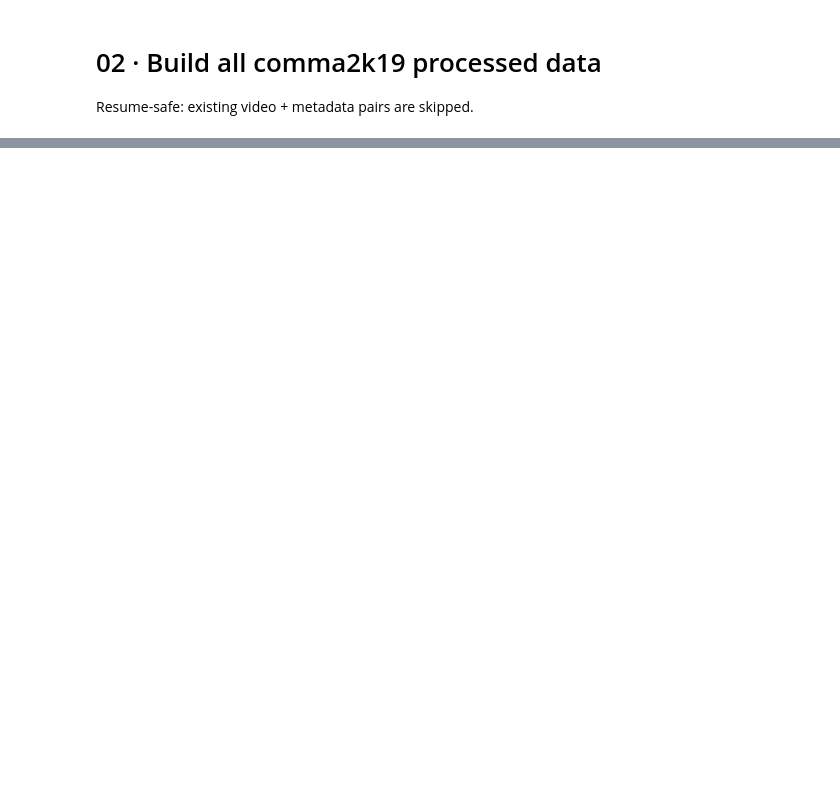
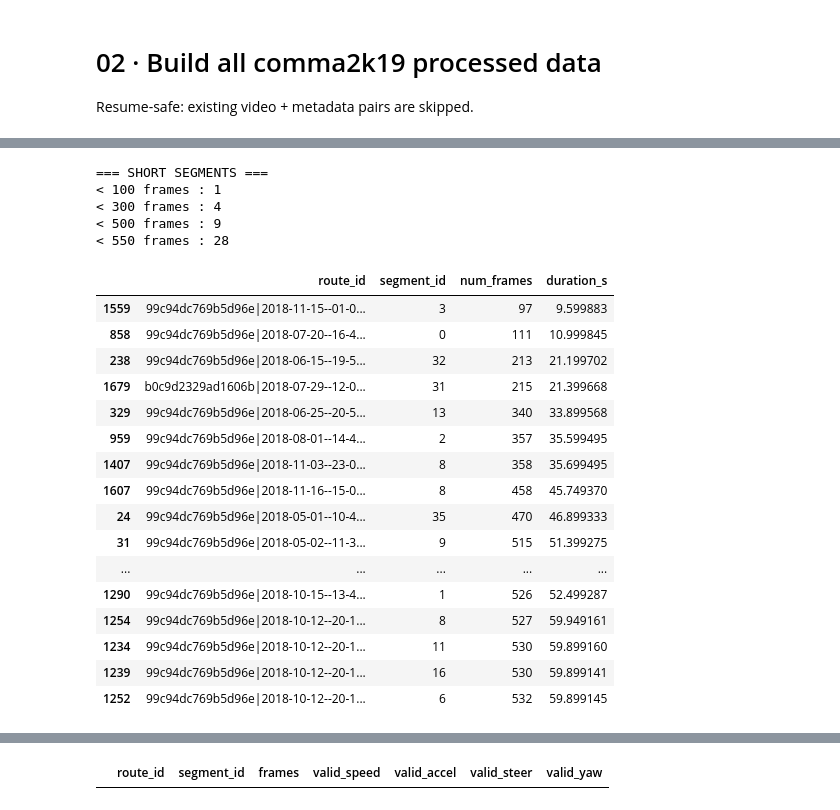
Before and after one commit to sangchun1/Blackbox-Detection, a Jupyter notebook: scripts/stage3/02_prepare_comma2k19_all.ipynb, the cells around one changed output, grey strips where cells are left out. Cells and saved outputs as stored; diff of their text form; code cells hidden in the pictures; blank space fills up the shorter version.

```diff
--- a/scripts/stage3/02_prepare_comma2k19_all.ipynb
+++ b/scripts/stage3/02_prepare_comma2k19_all.ipynb
@@ -144,0 +329,74 @@ print(f"Metadata GiB        : {metadata_gib:.2f}")
+# %%
+from blackbox_detection.stage3.schema import read_frame_table
+import pandas as pd
+import numpy as np
+
+manifest = build_segment_manifest(PROCESSED_ROOT)
+
+# 짧은 segment 분포
+print("=== SHORT SEGMENTS ===")
+for threshold in [100, 300, 500, 550]:
+    n = (manifest["num_frames"] < threshold).sum()
+    print(f"< {threshold:3d} frames : {n}")
+
+short = manifest.nsmallest(20, "num_frames")[
+    ["route_id", "segment_id", "num_frames", "duration_s"]
+]
+display(short)
+
+# 신호 valid coverage: 모든 segment
+rows = []
+
+for r in manifest.itertuples(index=False):
+    df = read_frame_table(PROCESSED_ROOT / r.metadata_relpath)
+
+    rows.append({
+        "route_id": r.route_id,
+        "segment_id": r.segment_id,
+        "frames": len(df),
+        "valid_speed": df["valid_speed"].mean(),
+        "valid_accel": df["valid_accel_from_speed"].mean(),
+        "valid_steer": df["valid_steer"].mean(),
+        "valid_yaw": df["valid_yaw"].mean(),
+    })
+
+coverage = pd.DataFrame(rows)
+
+print("\n=== VALID COVERAGE ===")
+print(
+    coverage[
+        ["valid_speed", "valid_accel", "valid_steer", "valid_yaw"]
+    ].describe()
+)
+
+print("\nsegments with < 90% core coverage:")
+bad = coverage[
+    (coverage["valid_speed"] < 0.90)
+    | (coverage["valid_accel"] < 0.90)
+    | (coverage["valid_steer"] < 0.90)
+]
+print(len(bad))
+display(bad.head(20))
+# %% [output]
+=== SHORT SEGMENTS ===
+< 100 frames : 1
+< 300 frames : 4
+< 500 frames : 9
+< 550 frames : 28
+|  | route_id | segment_id | num_frames | duration_s |
+| 1559 | 99c94dc769b5d96e|2018-11-15--01-0... | 3 | 97 | 9.599883 |
+| 858 | 99c94dc769b5d96e|2018-07-20--16-4... | 0 | 111 | 10.999845 |
+| 238 | 99c94dc769b5d96e|2018-06-15--19-5... | 32 | 213 | 21.199702 |
+| 1679 | b0c9d2329ad1606b|2018-07-29--12-0... | 31 | 215 | 21.399668 |
+| 329 | 99c94dc769b5d96e|2018-06-25--20-5... | 13 | 340 | 33.899568 |
+| 959 | 99c94dc769b5d96e|2018-08-01--14-4... | 2 | 357 | 35.599495 |
+| 1407 | 99c94dc769b5d96e|2018-11-03--23-0... | 8 | 358 | 35.699495 |
+| 1607 | 99c94dc769b5d96e|2018-11-16--15-0... | 8 | 458 | 45.749370 |
+| 24 | 99c94dc769b5d96e|2018-05-01--10-4... | 35 | 470 | 46.899333 |
+| 31 | 99c94dc769b5d96e|2018-05-02--11-3... | 9 | 515 | 51.399275 |
+| ... | ... | ... | ... | ... |
+| 1290 | 99c94dc769b5d96e|2018-10-15--13-4... | 1 | 526 | 52.499287 |
+| 1254 | 99c94dc769b5d96e|2018-10-12--20-1... | 8 | 527 | 59.949161 |
+| 1234 | 99c94dc769b5d96e|2018-10-12--20-1... | 11 | 530 | 59.899160 |
+| 1239 | 99c94dc769b5d96e|2018-10-12--20-1... | 16 | 530 | 59.899141 |
+| 1252 | 99c94dc769b5d96e|2018-10-12--20-1... | 6 | 532 | 59.899145 |
@@ -144,0 +416 @@ print(f"Metadata GiB        : {metadata_gib:.2f}")
+|  | route_id | segment_id | frames | valid_speed | valid_accel | valid_steer | valid_yaw |
```
Also changed, not shown: parts of 7 cells of this notebook.
